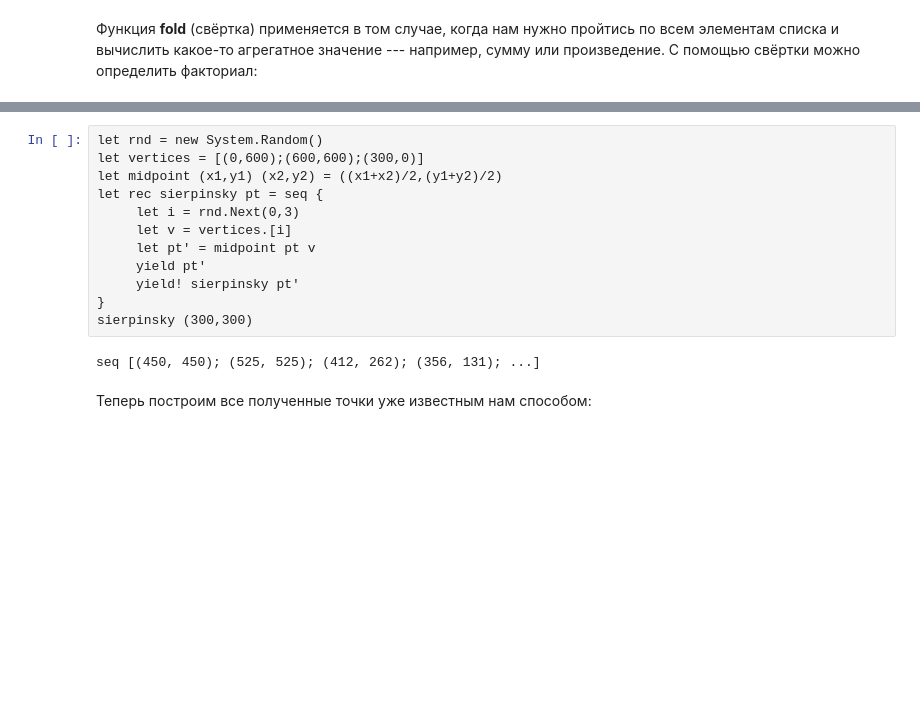
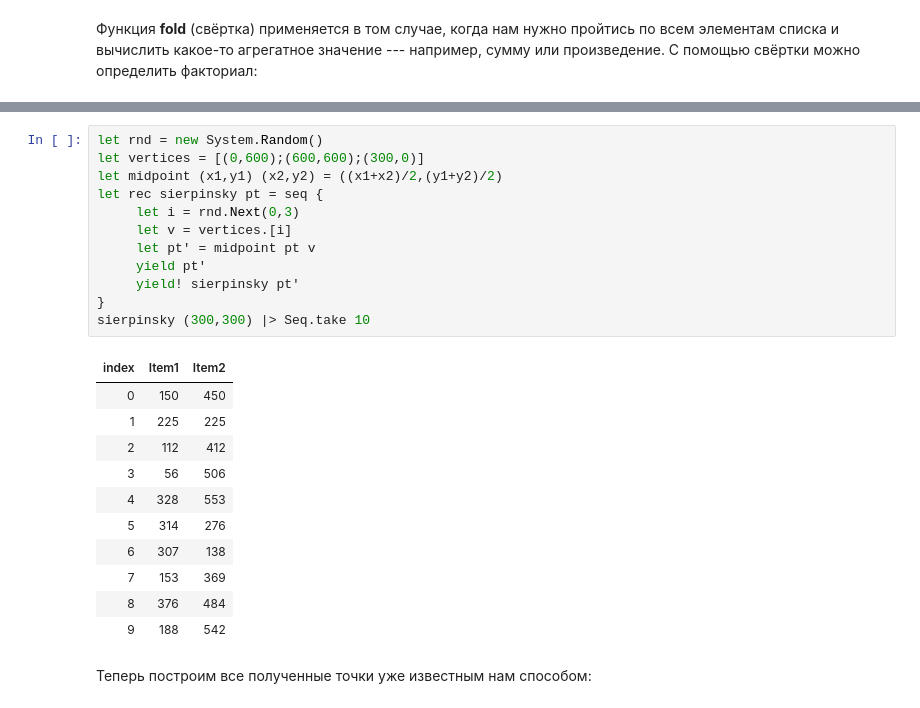
Before and after one commit to shwars/funcpro, a Jupyter notebook: notebooks/IntroFuncPro_ru.ipynb, the cells around one changed output, grey strips where cells are left out. Saved outputs shown, nothing was run; the diff lists cells and outputs as text; blank space fills up the shorter version.

```diff
--- a/notebooks/IntroFuncPro_ru.ipynb
+++ b/notebooks/IntroFuncPro_ru.ipynb
@@ -450,17 +452,27 @@ fact 5
 # %%
 let rnd = new System.Random()
 let vertices = [(0,600);(600,600);(300,0)]
 let midpoint (x1,y1) (x2,y2) = ((x1+x2)/2,(y1+y2)/2)
 let rec sierpinsky pt = seq {
      let i = rnd.Next(0,3)
      let v = vertices.[i]
      let pt' = midpoint pt v
      yield pt'
      yield! sierpinsky pt'
 }
-sierpinsky (300,300)
+sierpinsky (300,300) |> Seq.take 10
 # %% [output]
-seq [(450, 450); (525, 525); (412, 262); (356, 131); ...]
+| index | Item1 | Item2 |
+| 0 | 150 | 450 |
+| 1 | 225 | 225 |
+| 2 | 112 | 412 |
+| 3 | 56 | 506 |
+| 4 | 328 | 553 |
+| 5 | 314 | 276 |
+| 6 | 307 | 138 |
+| 7 | 153 | 369 |
+| 8 | 376 | 484 |
+| 9 | 188 | 542 |
 # %% [markdown]
 Теперь построим все полученные точки уже известным нам способом:
 # %%
```
Also changed, not shown: parts of 33 cells of this notebook, 1 other file.
